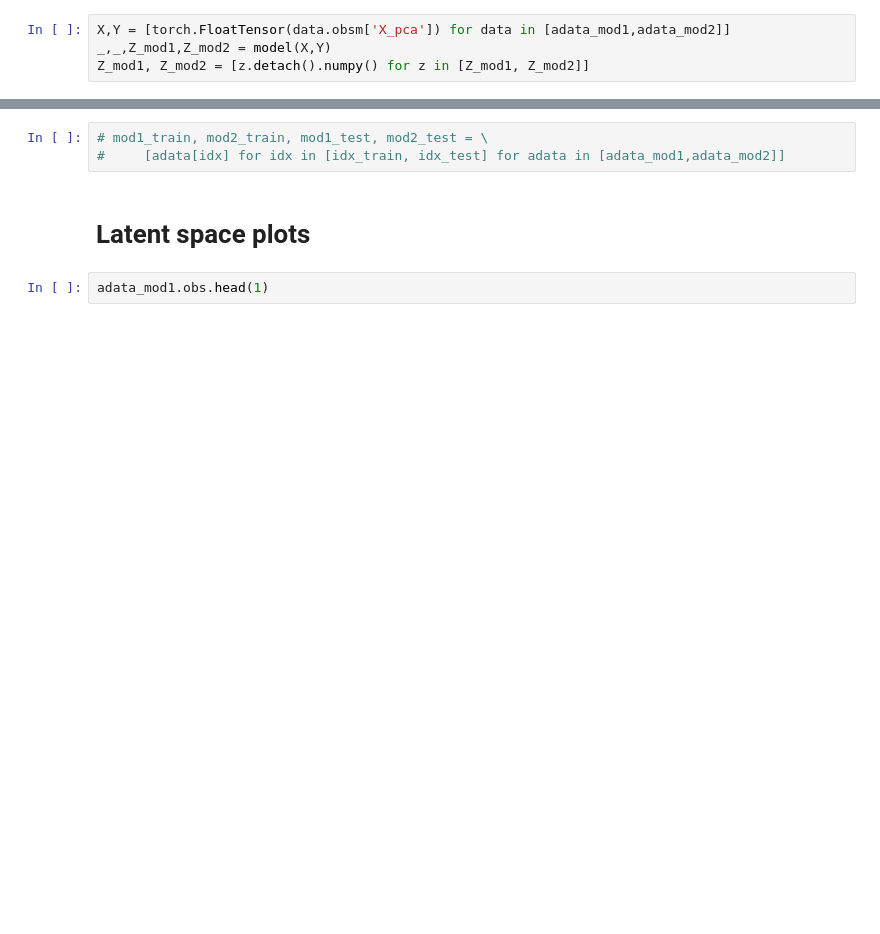
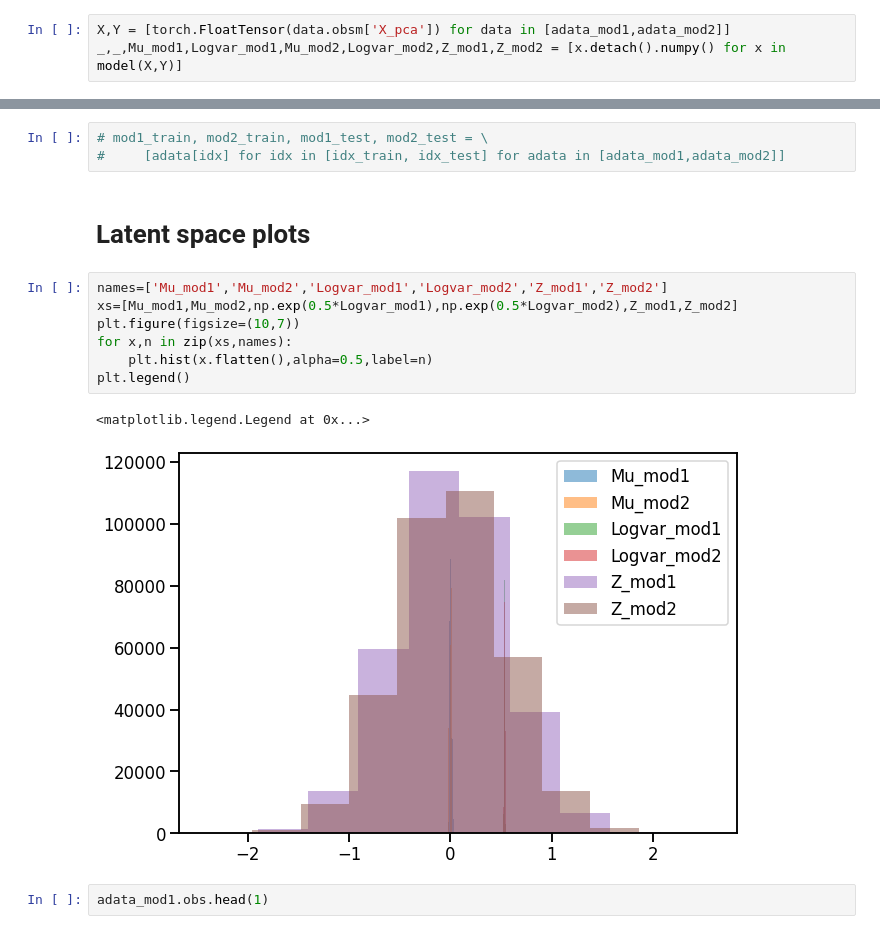
Before and after one commit to gcgreenberg/cae, a Jupyter notebook: eval.ipynb, the cells around one changed output, grey strips where cells are left out. Cells and saved outputs as stored; diff of their text form; blank space fills up the shorter version.

```diff
--- a/eval.ipynb
+++ b/eval.ipynb
@@ -55,8 +73,7 @@ model.load_state_dict(torch.load(files['model']))
 ## Get latent space repr. and perform clustering
 # %%
 X,Y = [torch.FloatTensor(data.obsm['X_pca']) for data in [adata_mod1,adata_mod2]]
-_,_,Z_mod1,Z_mod2 = model(X,Y)
-Z_mod1, Z_mod2 = [z.detach().numpy() for z in [Z_mod1, Z_mod2]]
+_,_,Mu_mod1,Logvar_mod1,Mu_mod2,Logvar_mod2,Z_mod1,Z_mod2 = [x.detach().numpy() for x in model(X,Y)]
 # %%
 adata_mod1.obsm['Z'] = Z_mod1
 adata_mod2.obsm['Z'] = Z_mod2
@@ -93,6 +122,16 @@ adata_mod2.obs['is_train'] = is_train
 #     [adata[idx] for idx in [idx_train, idx_test] for adata in [adata_mod1,adata_mod2]]
 # %% [markdown]
 # Latent space plots
+# %%
+names=['Mu_mod1','Mu_mod2','Logvar_mod1','Logvar_mod2','Z_mod1','Z_mod2']
+xs=[Mu_mod1,Mu_mod2,np.exp(0.5*Logvar_mod1),np.exp(0.5*Logvar_mod2),Z_mod1,Z_mod2]
+plt.figure(figsize=(10,7))
+for x,n in zip(xs,names):
+    plt.hist(x.flatten(),alpha=0.5,label=n)
+plt.legend()
+# %% [output]
+<matplotlib.legend.Legend at 0x...>
+[figure, added]
 # %%
 adata_mod1.obs.head(1)
 # %% [output]
```
Also changed, not shown: parts of 25 cells of this notebook, 4 other files.
